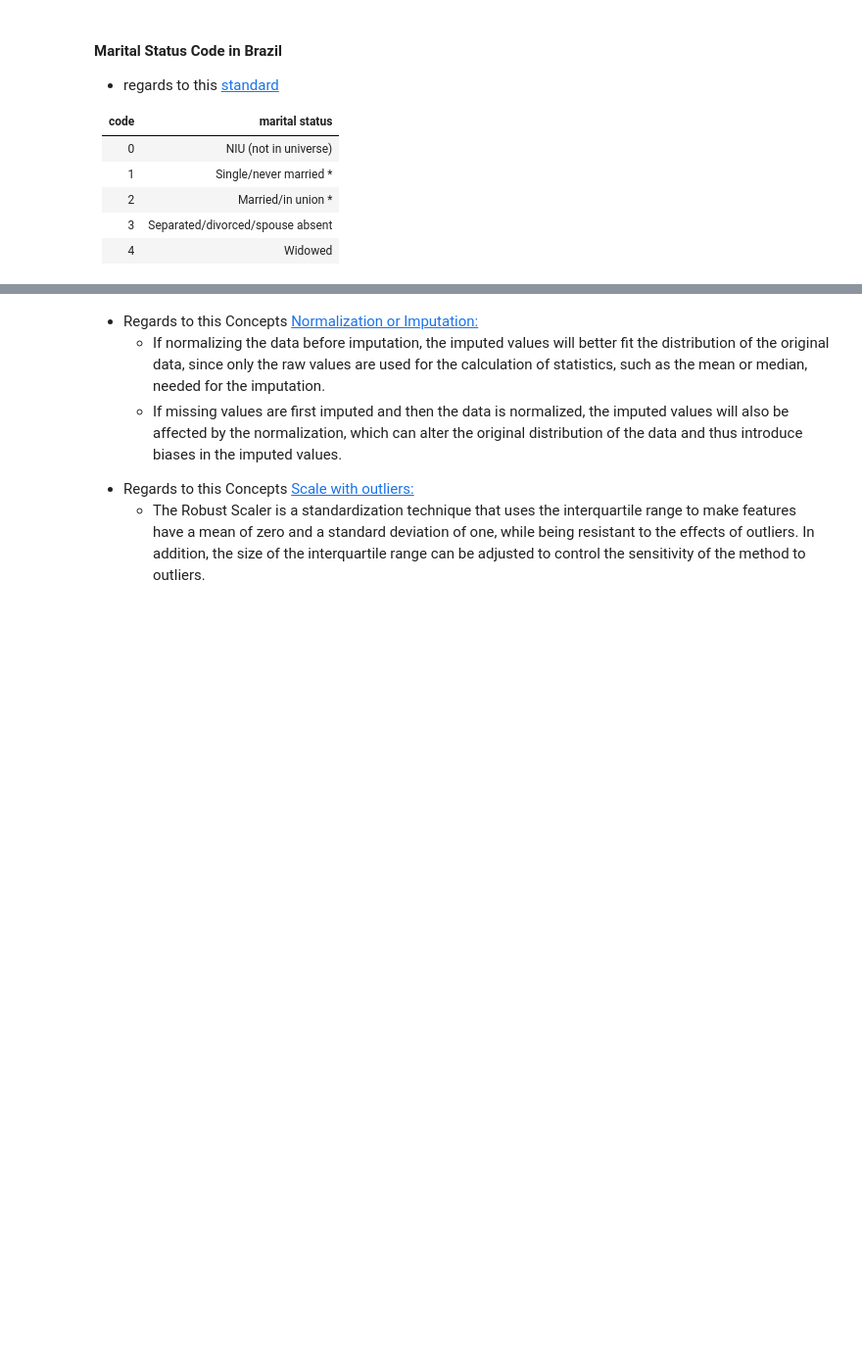
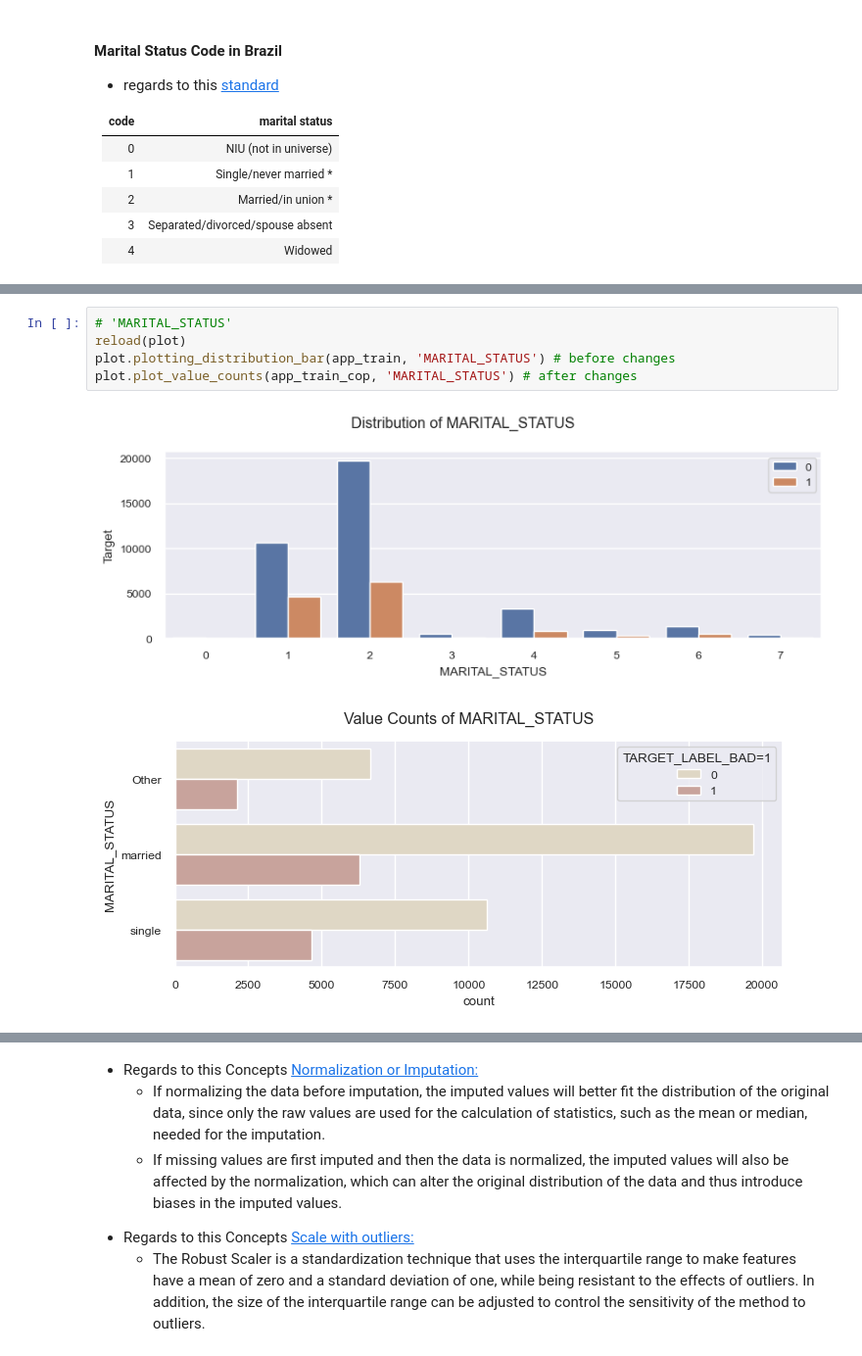
Before and after one commit to tutecode/credit-risk-analysis, a Jupyter notebook: src/notebooks/eda_ml_model_dev_v0.ipynb, the cells around one changed output, grey strips where cells are left out. Shown at 98% size. Drawn from its saved outputs; the diff is of its cells as text; blank space fills up the shorter version.

```diff
--- a/src/notebooks/eda_ml_model_dev_v0.ipynb
+++ b/src/notebooks/eda_ml_model_dev_v0.ipynb
@@ -466,0 +413,8 @@ plot.plot_value_counts(tmp_col, app_train_cop, target_col)
+# %%
+# 'MARITAL_STATUS'
+reload(plot)
+plot.plotting_distribution_bar(app_train, 'MARITAL_STATUS') # before changes
+plot.plot_value_counts(app_train_cop, 'MARITAL_STATUS') # after changes
+# %% [output]
+[figure, added]
+[figure, added]
```
Also changed, not shown: parts of 22 cells of this notebook, 3 other files.
